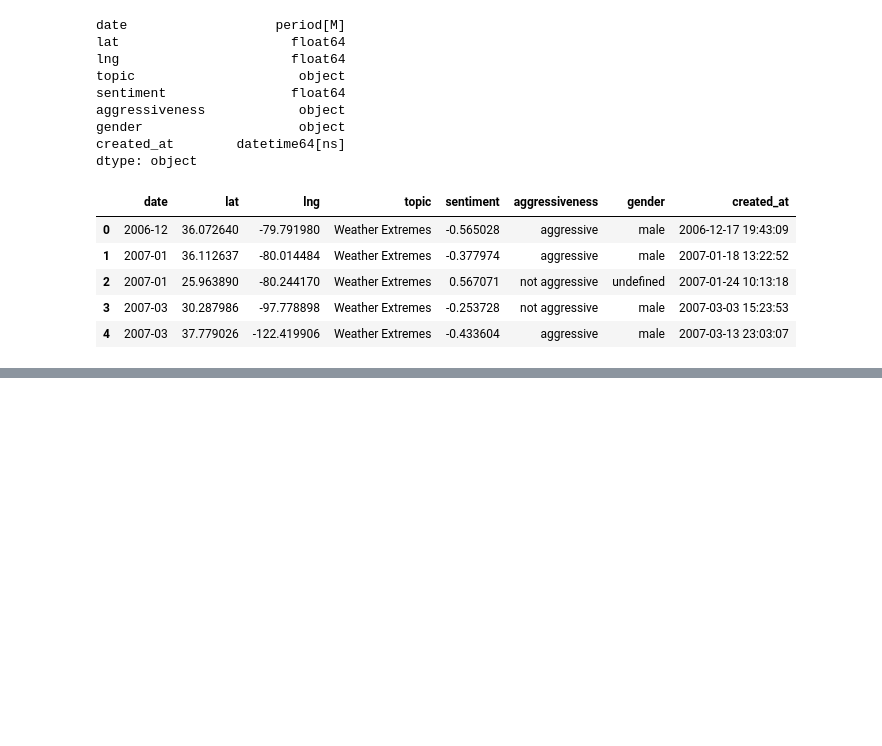
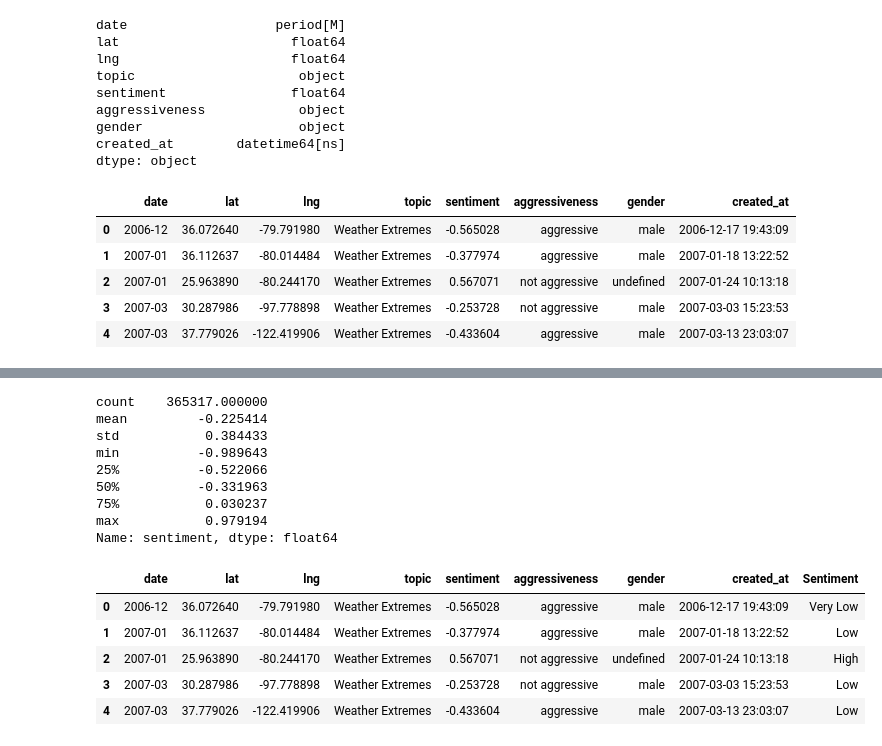
Before and after one commit to andcetera/Twitter-climate-change-sentiment, a Jupyter notebook: Tracking_Deniers_Over_Time.ipynb, the cells around one changed output, grey strips where cells are left out. Drawn from its saved outputs; the diff is of its cells as text; code cells hidden in the pictures; blank space fills up the shorter version.

```diff
--- a/Tracking_Deniers_Over_Time.ipynb
+++ b/Tracking_Deniers_Over_Time.ipynb
@@ -58 +102,26 @@ firsts.head()
+# %%
+# Create bins based on quartiles of sentiment value
+print(data['sentiment'].describe())
+
+bins = [-1, -.5, -.2, 0, 1]
+names = ["Very Low", "Low", "Average", "High"]
+
+data['Sentiment'] = pd.cut(data['sentiment'], bins, labels=names, include_lowest=True)
+data.head()
+# %% [output]
+count    365317.000000
+mean         -0.225414
+std           0.384433
+min          -0.989643
+25%          -0.522066
+50%          -0.331963
+75%           0.030237
+max           0.979194
+Name: sentiment, dtype: float64
+|  | date | lat | lng | topic | sentiment | aggressiveness | gender | created_at | Sentiment |
+| 0 | 2006-12 | 36.072640 | -79.791980 | Weather Extremes | -0.565028 | aggressive | male | 2006-12-17 19:43:09 | Very Low |
+| 1 | 2007-01 | 36.112637 | -80.014484 | Weather Extremes | -0.377974 | aggressive | male | 2007-01-18 13:22:52 | Low |
+| 2 | 2007-01 | 25.963890 | -80.244170 | Weather Extremes | 0.567071 | not aggressive | undefined | 2007-01-24 10:13:18 | High |
+| 3 | 2007-03 | 30.287986 | -97.778898 | Weather Extremes | -0.253728 | not aggressive | male | 2007-03-03 15:23:53 | Low |
+| 4 | 2007-03 | 37.779026 | -122.419906 | Weather Extremes | -0.433604 | aggressive | male | 2007-03-13 23:03:07 | Low |
 # %%
```
Also changed, not shown: parts of 6 cells of this notebook.
